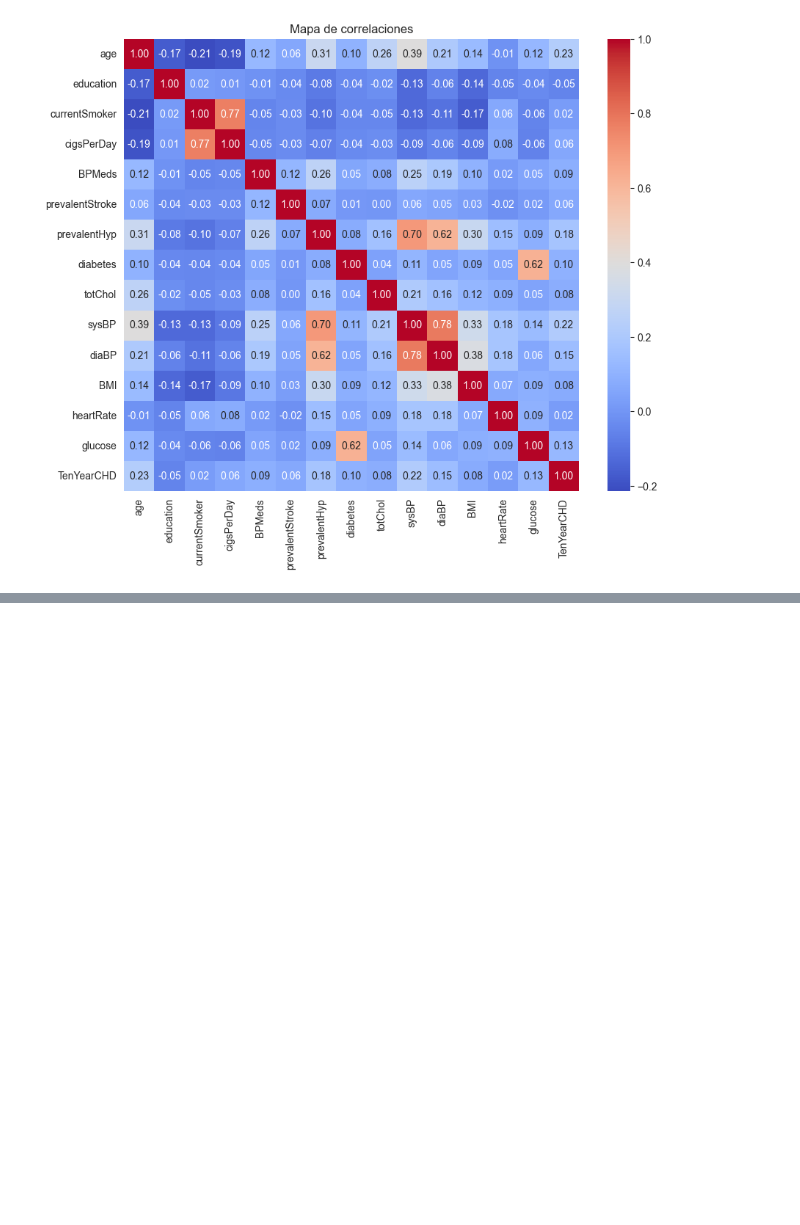
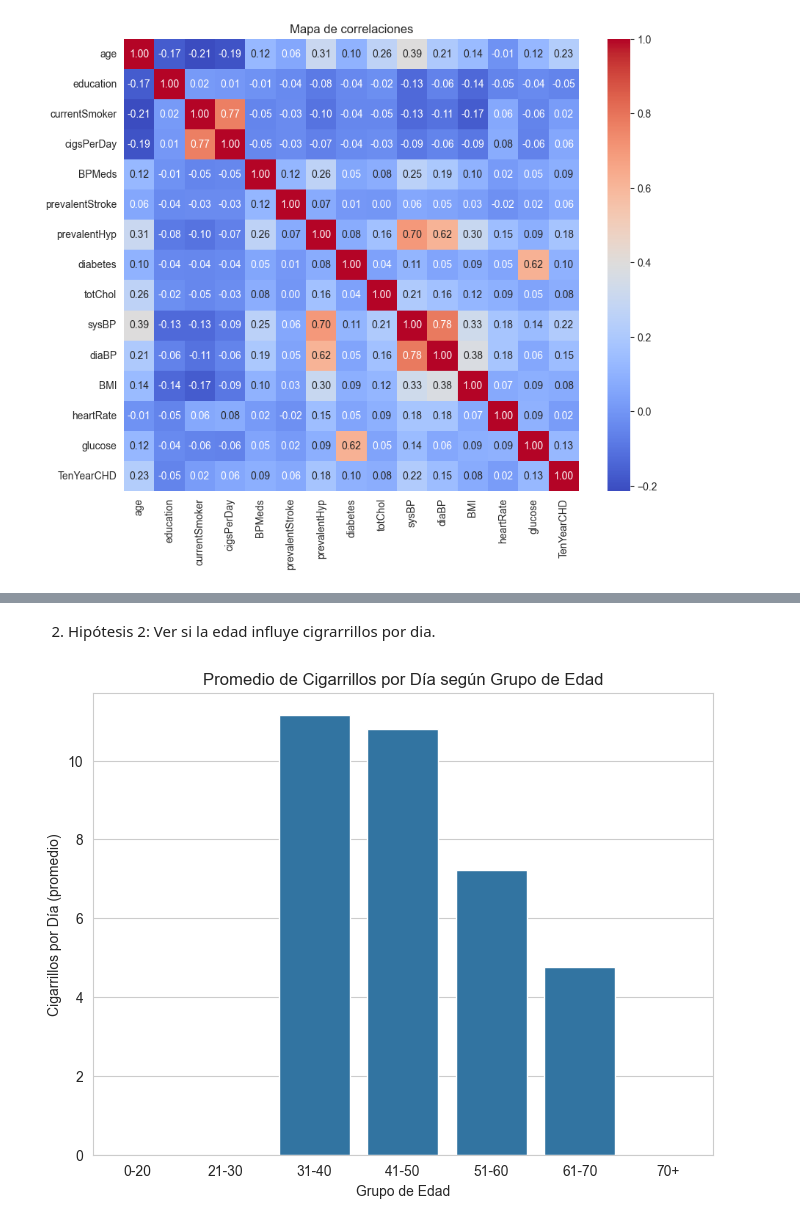
Before and after one commit to Sandralzjz/EDA_ejercicio_clase, a Jupyter notebook: src/EDA_28.ipynb, the cells around one changed output, grey strips where cells are left out. Cells and saved outputs as stored; diff of their text form; code cells hidden in the pictures; blank space fills up the shorter version.

```diff
--- a/src/EDA_28.ipynb
+++ b/src/EDA_28.ipynb
@@ -368,0 +404,27 @@ KeyError: ('TenYearCHD', 'education')
+# %% [markdown]
+2. Hipótesis 2: Ver si la edad influye cigrarrillos por dia.
+# %%
+# Gráfico hecho con IA
+# Ajusta los nombres de columnas si es necesario
+df3 = df[['age', 'cigsPerDay']].dropna()
+
+# Crear grupos de edad
+bins = [0, 20, 30, 40, 50, 60, 70, 100]
+labels = ['0-20', '21-30', '31-40', '41-50', '51-60', '61-70', '70+']
+df3['AgeGroup'] = pd.cut(df['age'], bins=bins, labels=labels)
+
+# Promedio de cigarrillos por grupo de edad
+grouped = df3.groupby('AgeGroup')['cigsPerDay'].mean().reset_index()
+
+# Gráfico de barras
+plt.figure(figsize=(8,6))
+sns.barplot(data=grouped, x='AgeGroup', y='cigsPerDay')
+
+# Etiquetas
+plt.title('Promedio de Cigarrillos por Día según Grupo de Edad')
+plt.xlabel('Grupo de Edad')
+plt.ylabel('Cigarrillos por Día (promedio)')
+
+plt.show()
+# %% [output]
+[figure, added]
```
Also changed, not shown: parts of 31 cells of this notebook.
